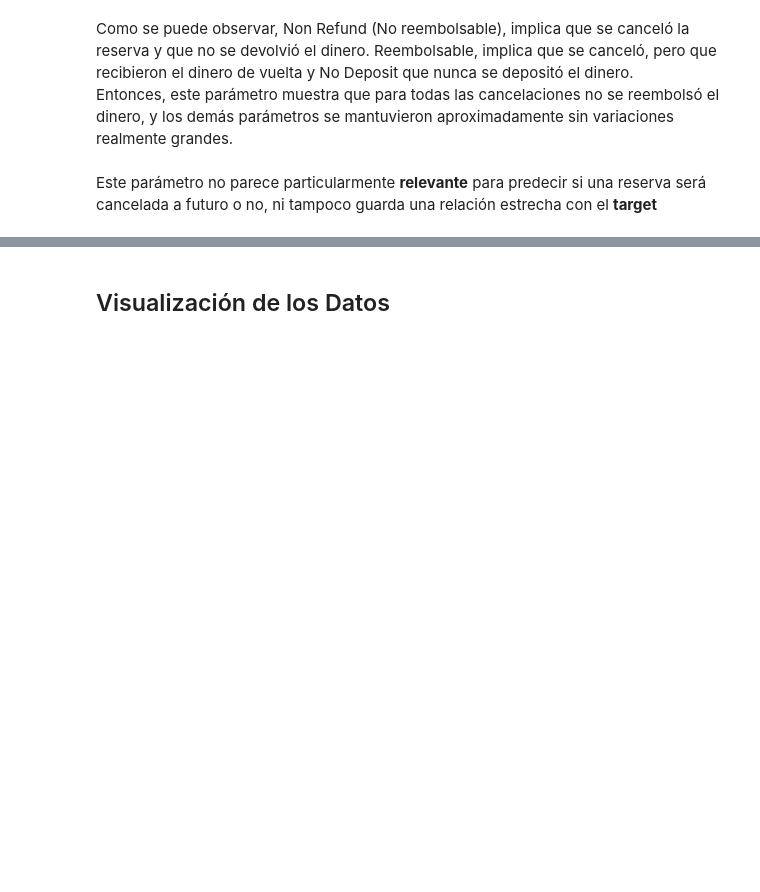
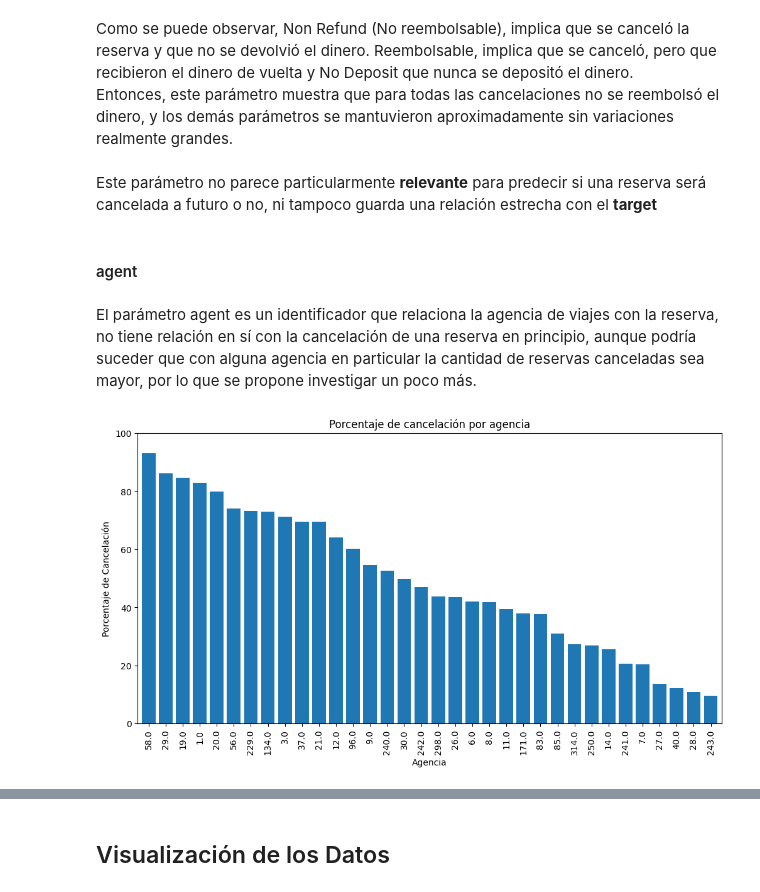
Before and after one commit to InspectorDave/OrgaDeDatos-TPs, a Jupyter notebook: 7506R_TP1_GRUPO11_CHP1_ENTREGA.ipynb, the cells around one changed output, grey strips where cells are left out. Saved outputs shown, nothing was run; the diff lists cells and outputs as text; code cells hidden in the pictures; blank space fills up the shorter version.

Commit message:
agent

```diff
--- a/7506R_TP1_GRUPO11_CHP1_ENTREGA.ipynb
+++ b/7506R_TP1_GRUPO11_CHP1_ENTREGA.ipynb
@@ -1383,3 +1383,27 @@ Como se puede observar, Non Refund (No reembolsable), implica que se canceló la
 Entonces, este parámetro muestra que para todas las cancelaciones no se reembolsó el dinero, y los demás parámetros se mantuvieron aproximadamente sin variaciones realmente grandes.
 # %% [markdown]
 Este parámetro no parece particularmente **relevante** para predecir si una reserva será cancelada a futuro o no, ni tampoco guarda una relación estrecha con el **target**
+# %% [markdown]
+#### agent
+# %% [markdown]
+El parámetro agent es un identificador que relaciona la agencia de viajes con la reserva, no tiene relación en sí con la cancelación de una reserva en principio, aunque podría suceder que con alguna agencia en particular la cantidad de reservas canceladas sea mayor, por lo que se propone investigar un poco más.
+# %%
+hotels_df_copy = hotels_df.copy()
+cancellation_percentages = hotels_df_copy.groupby('agent')['is_canceled'].mean() * 100
+
+# Propongo un mínimo de reservas para comparar, en este caso 200
+min_reservations = 200
+agencies_with_min_reservations = hotels_df_copy['agent'].value_counts() >= min_reservations
+cancellation_percentages = cancellation_percentages[agencies_with_min_reservations]
+cancellation_percentages = cancellation_percentages.sort_values(ascending=False)
+
+plt.figure(figsize=(12, 6))
+cancellation_percentages.plot(kind='bar', width=0.8)
+plt.title('Porcentaje de cancelación por agencia')
+plt.xlabel('Agencia')
+plt.ylabel('Porcentaje de Cancelación')
+plt.xticks(rotation=90)
+plt.ylim(0, 100)
+plt.show()
+# %% [output]
+[figure, added]
```
Also changed, not shown: parts of 1 cell of this notebook.
